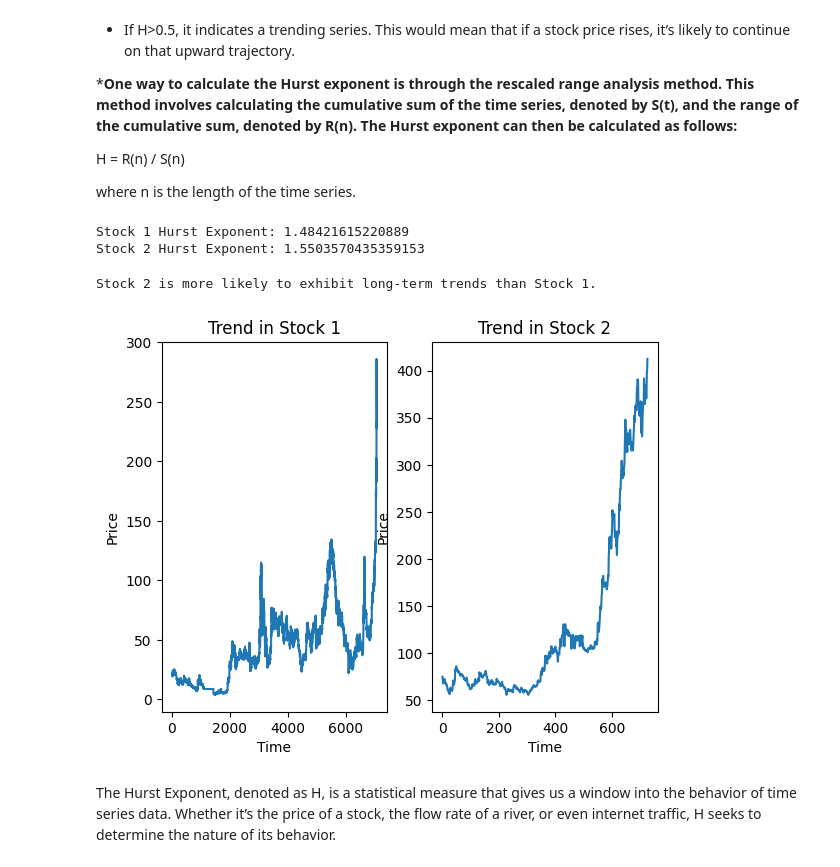
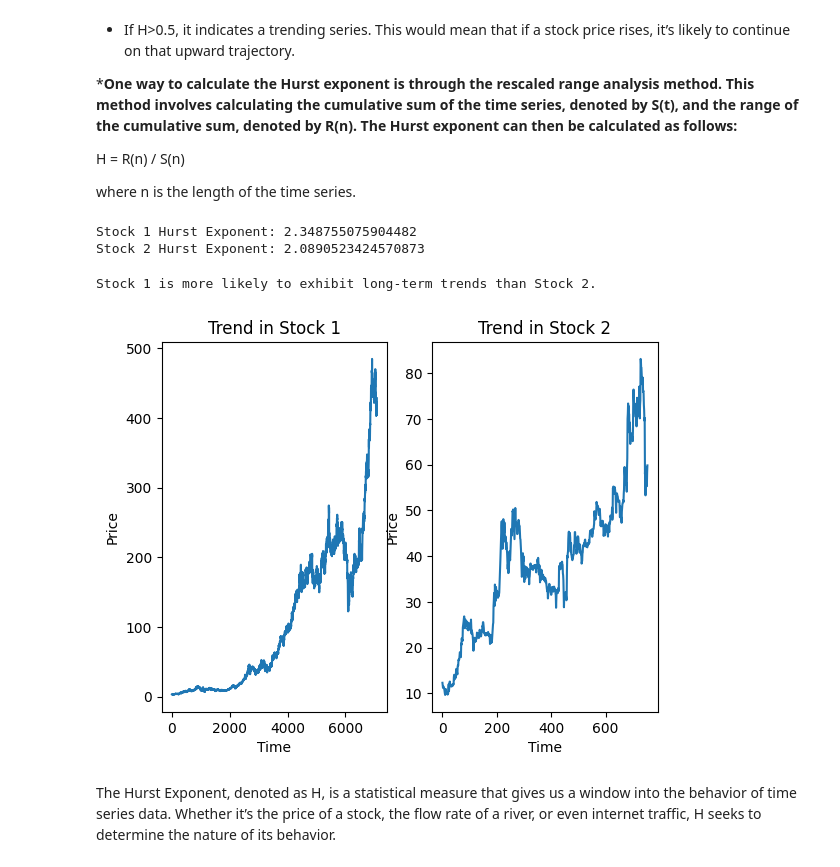
Before and after one commit to Tikam02/TechnicalAnalysis, a Jupyter notebook: Quant-tools/Hurst-Exponent.ipynb, the cells around one changed output. Saved outputs shown, nothing was run; the diff lists cells and outputs as text; code cells hidden in the pictures.

```diff
--- a/Quant-tools/Hurst-Exponent.ipynb
+++ b/Quant-tools/Hurst-Exponent.ipynb
@@ -108,47 +108,47 @@ def calculate_hurst_exponent(stock_ticker):
     return hurst_exponent
 # %%
 # Calculate the Hurst exponents for two stocks
-stock_1_hurst_exponent = calculate_hurst_exponent("MRPL.NS")
-stock_2_hurst_exponent = calculate_hurst_exponent("KALYANKJIL.NS")
+stock_1_hurst_exponent = calculate_hurst_exponent("ITC.NS")
+stock_2_hurst_exponent = calculate_hurst_exponent("BCLIND.NS")
 
 print("Stock 1 Hurst Exponent:", stock_1_hurst_exponent)
 print("Stock 2 Hurst Exponent:", stock_2_hurst_exponent)
 # %% [output]
-Stock 1 Hurst Exponent: 1.48421615220889
-Stock 2 Hurst Exponent: 1.5503570435359153
+Stock 1 Hurst Exponent: 2.348755075904482
+Stock 2 Hurst Exponent: 2.0890523424570873
 # %%
 # Check if both Hurst exponents are not None before comparison
 if stock_1_hurst_exponent is not None and stock_2_hurst_exponent is not None:
     # Compare the Hurst exponents of the two stocks
     if stock_1_hurst_exponent > stock_2_hurst_exponent:
         print("Stock 1 is more likely to exhibit long-term trends than Stock 2.")
     elif stock_1_hurst_exponent < stock_2_hurst_exponent:
         print("Stock 2 is more likely to exhibit long-term trends than Stock 1.")
     else:
         print("Stock 1 and Stock 2 are equally likely to exhibit long-term trends.")
 else:
     print("One or both of the Hurst exponents is None. Cannot compare.")
 
 
 # Plot the trends of the two stocks side by side
 fig, ax = plt.subplots(1, 2)
 
 # Plot the trend for Stock 1
-ax[0].plot(yf.Ticker("MRPL.NS").history(period="max")["Close"].values)
+ax[0].plot(yf.Ticker("ITC.NS").history(period="max")["Close"].values)
 ax[0].set_title("Trend in Stock 1")
 ax[0].set_xlabel("Time")
 ax[0].set_ylabel("Price")
 
 # Plot the trend for Stock 2
-ax[1].plot(yf.Ticker("KALYANKJIL.NS").history(period="max")["Close"].values)
+ax[1].plot(yf.Ticker("BCLIND.NS").history(period="max")["Close"].values)
 ax[1].set_title("Trend in Stock 2")
 ax[1].set_xlabel("Time")
 ax[1].set_ylabel("Price")
 
 plt.show()
 # %% [output]
-Stock 2 is more likely to exhibit long-term trends than Stock 1.
+Stock 1 is more likely to exhibit long-term trends than Stock 2.
-[figure, old version]
+[figure, new version]
 # %% [markdown]
 The Hurst Exponent, denoted as H, is a statistical measure that gives us a window into the behavior of time series data. Whether it’s the price of a stock, the flow rate of a river, or even internet traffic, H seeks to determine the nature of its behavior.
 # %% [markdown]
```
Also changed, not shown: parts of 2 cells of this notebook, 6 other files.
